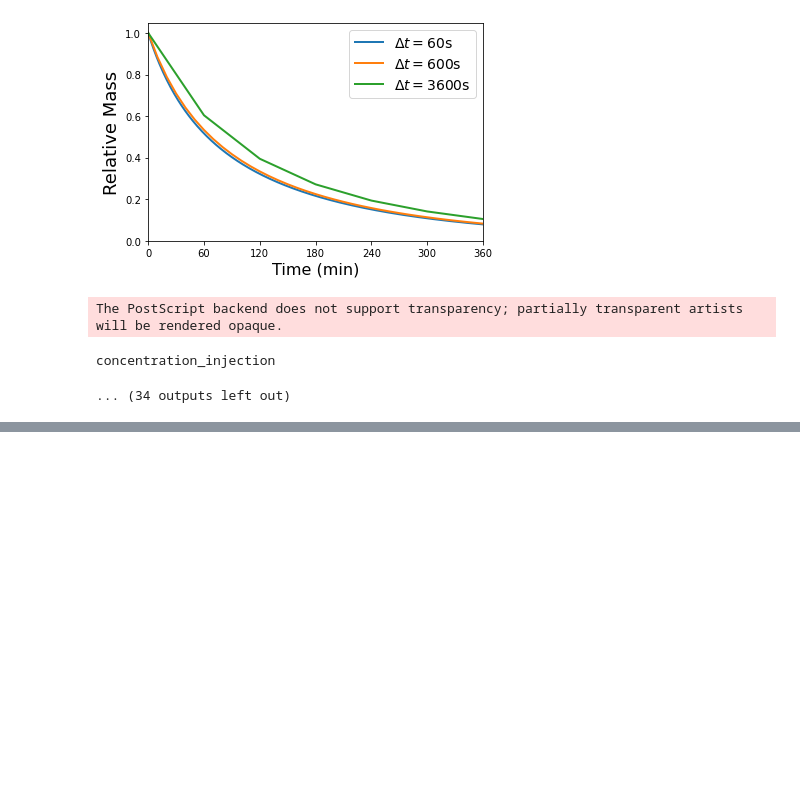
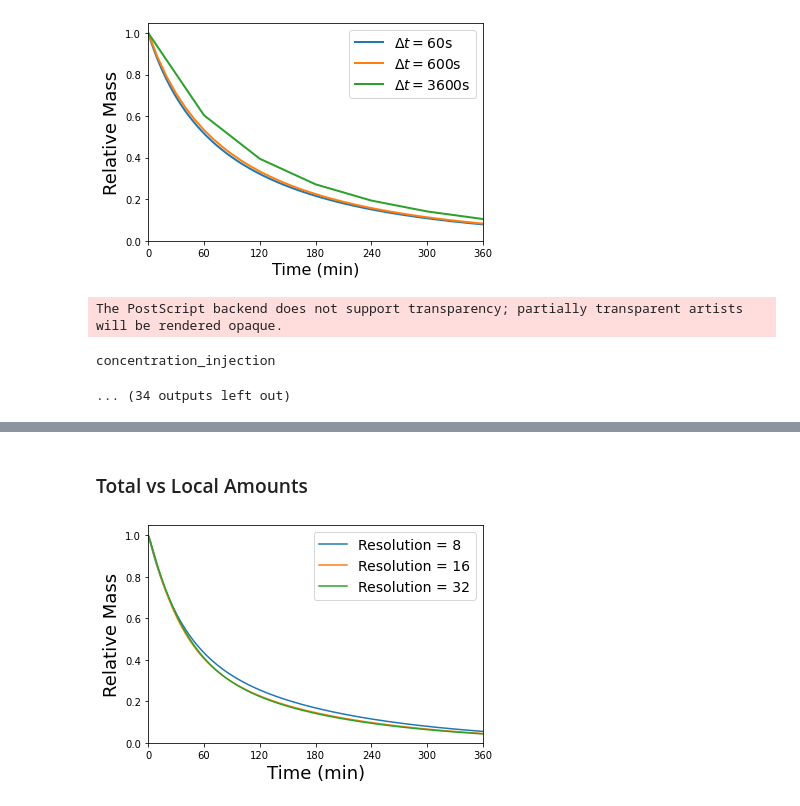
Before and after one commit to jorgenriseth/multirat, a Jupyter notebook: notebooks/Visualization and Measurements.ipynb, the cells around one changed output, grey strips where cells are left out. Saved outputs shown, nothing was run; the diff lists cells and outputs as text; code cells hidden in the pictures; blank space fills up the shorter version.

Commit message:
added convergence results for multicompartment model

```diff
--- a/notebooks/Visualization and Measurements.ipynb
+++ b/notebooks/Visualization and Measurements.ipynb
@@ -320,0 +373,11 @@ concentration_injection
+# %%
+# Pre-compute
+values = {}
+times = {}
+for model in models:
+    for res in resolutions:
+        for dt in timesteps:
+            print(f"Model {model}, resolution {res}, timestep {dt}")
+            for funcname, func in functions.items():
+                times[(model, res, dt)], values[(model, res, dt, funcname)] = get_values(model, res, func, dt, hours)
+            print()
@@ -320,0 +402,38 @@ concentration_injection
+# %% [markdown]
+### Total vs Local Amounts
+# %%
+def plot_wrapper(time, values, dt, relative=False, ax=None, *args, **kwargs):
+    if ax is None:
+        fig, ax = plt.subplots()
+
+    if relative:
+        vals = values / values[0]
+    else:
+        vals = values
+
+    ax.plot(time / 60, vals, lw=2.0, *args, **kwargs)
+    ax.set_xlim(0, time[-1] / 60)
+    ax.set_xticks(time[::int(60 / (dt/60))] / 60)
+    ax.set_xlabel("Time (min)", fontsize=16)
+    ax.set_ylim(0, None, auto=True)
+    return ax
+
+resolution = [8, 16, 32]#, 64]
+dt = 60
+amounts = [
+    np.loadtxt(f"/home/jorgen/Downloads/amount-multicomp-Decay-dt{float(dt)}-res{res}-4comps.csv") for res in resolution
+]
+
+for i, res in enumerate(resolution):
+    plt.plot([dt * j for j, _ in enumerate(amounts[i])], amounts[i], label=f"Resolution = {res}")
+plt.ylim(0, None)
+plt.xlim(0, 3600 * 6)
+plt.xticks([3600 * j for j in range(7)], [60 * j for j in range(7)])
+plt.legend(fontsize=14)
+plt.ylabel('Relative Mass', fontsize=18)
+plt.xlabel("Time (min)", fontsize=18)
+plt.ylim(0, None, auto=True)
+plt.savefig("/home/jorgen/Downloads/7compartment-res-evolution.png", bbox_inches='tight')
+plt.show()
+# %% [output]
+[figure, added]
```
Also changed, not shown: parts of 5 cells of this notebook.
